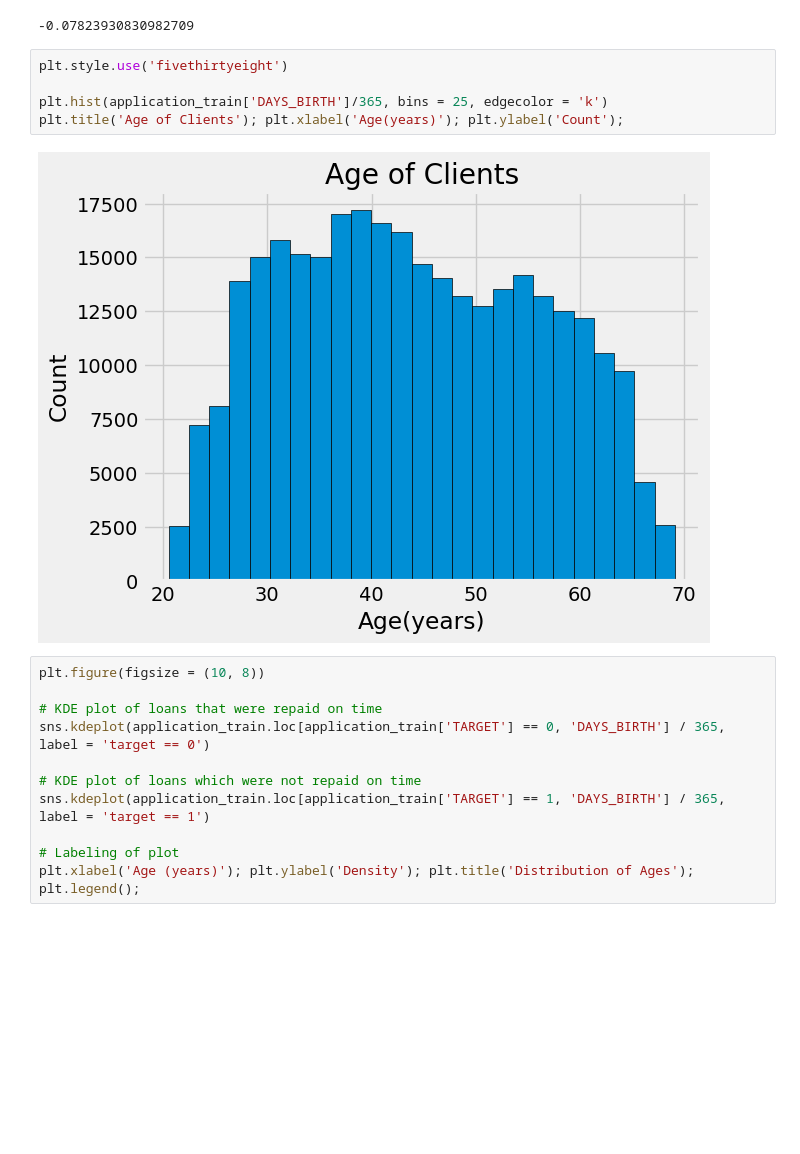
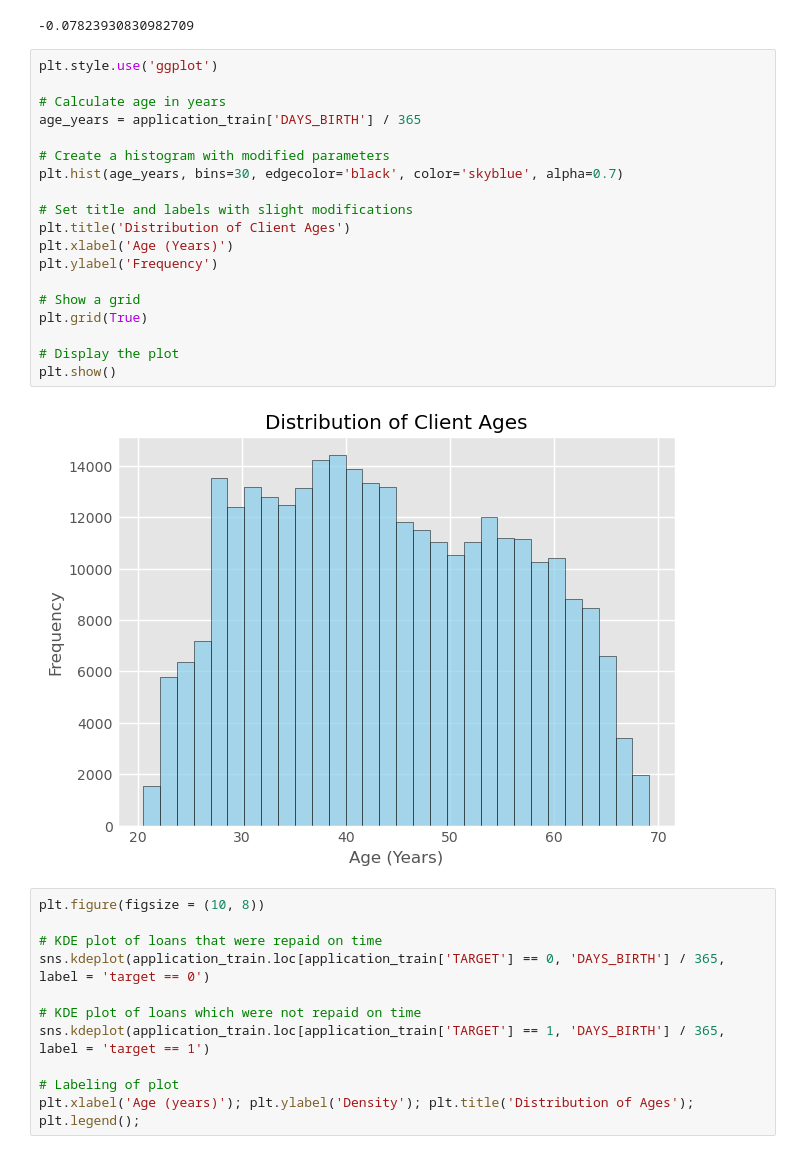
Before and after one commit to itsMustafamr/ML-Project, a Jupyter notebook: Home_credit_dataset.ipynb, the cells around one changed output. Saved outputs shown, nothing was run; the diff lists cells and outputs as text; blank space fills up the shorter version.

```diff
--- a/Home_credit_dataset.ipynb
+++ b/Home_credit_dataset.ipynb
@@ -449,13 +449,27 @@ application_train['DAYS_BIRTH'] = abs(application_train['DAYS_BIRTH'])
 application_train['DAYS_BIRTH'].corr(application_train['TARGET'])
 # %% [output]
 -0.07823930830982709
-# %%
-plt.style.use('fivethirtyeight')
-
-plt.hist(application_train['DAYS_BIRTH']/365, bins = 25, edgecolor = 'k')
-plt.title('Age of Clients'); plt.xlabel('Age(years)'); plt.ylabel('Count');
-# %% [output]
-[figure, removed]
+# %%
+plt.style.use('ggplot')
+
+# Calculate age in years
+age_years = application_train['DAYS_BIRTH'] / 365
+
+# Create a histogram with modified parameters
+plt.hist(age_years, bins=30, edgecolor='black', color='skyblue', alpha=0.7)
+
+# Set title and labels with slight modifications
+plt.title('Distribution of Client Ages')
+plt.xlabel('Age (Years)')
+plt.ylabel('Frequency')
+
+# Show a grid
+plt.grid(True)
+
+# Display the plot
+plt.show()
+# %% [output]
+[figure, added]
 # %%
 plt.figure(figsize = (10, 8))
 
```
Also changed, not shown: parts of 15 cells of this notebook.
